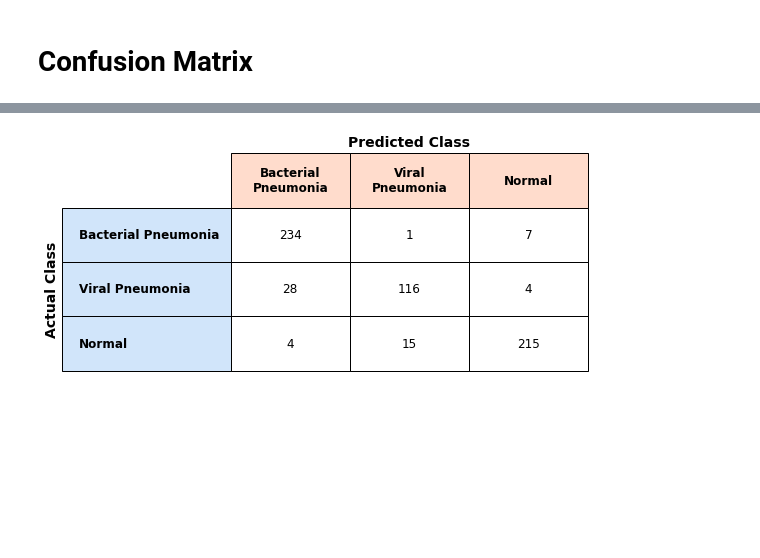
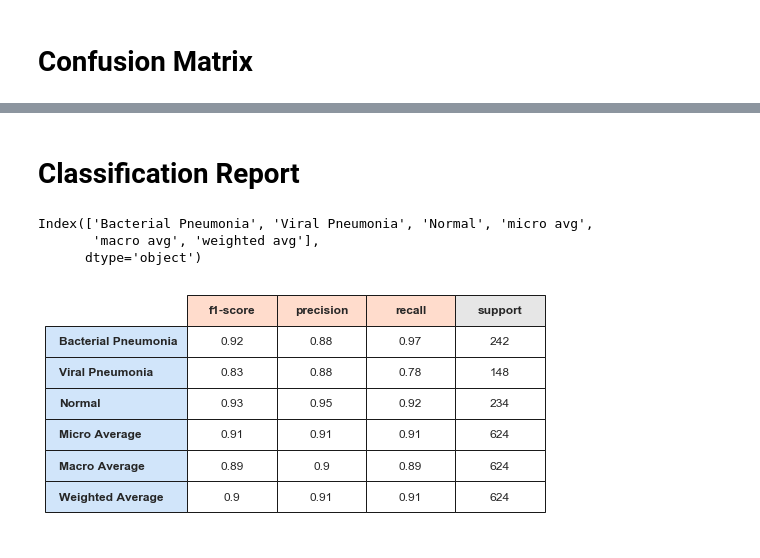
Before and after one commit to jonpoage/Springboard_Capstone_2, a Jupyter notebook: notebooks/utils_model_evaluation.ipynb, the cells around one changed output, grey strips where cells are left out. Drawn from its saved outputs; the diff is of its cells as text; code cells hidden in the pictures; blank space fills up the shorter version.

```diff
--- a/notebooks/utils_model_evaluation.ipynb
+++ b/notebooks/utils_model_evaluation.ipynb
@@ -60,38 +85,68 @@ df_cm = pd.DataFrame(data=cm,
+# %% [markdown]
+# Classification Report
+# %%
+# make a classification report
+report = metrics.classification_report(y_true,
+                                       y_pred,
+                                       target_names=y_class_titles,
+                                       output_dict=True)
+
+# make a dataframe with the classification report
+df_report = pd.DataFrame(report).transpose()
+
+# rename the averages to be presentable
+index_map = {'micro avg':'Micro Average',
+            'macro avg': 'Macro Average',
+            'weighted avg': 'Weighted Average'}
+df_report.rename(index=index_map,
+                 inplace=True)
+# %% [output]
+Index(['Bacterial Pneumonia', 'Viral Pneumonia', 'Normal', 'micro avg',
+       'macro avg', 'weighted avg'],
+      dtype='object')
 # %%
 # create a figure
 fig = plt.figure(figsize=(6.4, 4))
 
 # get the figure's axis
 ax = fig.gca()
 
 # do not display the axis
 ax.axis('off')
 
 # create a table from the pivot table
-t = ax.table(cellText=df_cm.values,
+t = ax.table(cellText=df_report.values,
              cellLoc='center',
-             rowLabels=df_cm.index.get_level_values(1),
-             colLabels=df_cm.columns.get_level_values(1).str.replace(' ','\n'),
+             rowLabels=df_report.index,
+             colLabels=df_report.columns,
              loc='right',
              bbox=[0, 0, 1, 1])
-
-ax.text(0.5, 1.05, s='Predicted Class', fontweight='bold', fontsize=14, ha='center', va='center')
-ax.text(-0.5, 0.375, s='Actual Class', fontweight='bold', fontsize=14, ha='center', va='center', rotation=90)
-
 
 # format the cells
 for x in range(3):
     t[0, x].set_facecolor('#ffdccc')  # light orange
     t[0, x].set_text_props(fontweight='bold')
 
-for y in np.arange(1, 4):
+t[0, 3].set_facecolor('#e6e6e6')  # light grey
+t[0, 3].set_text_props(fontweight='bold')
+
+for y in np.arange(1, 7):
     t[y, -1].set_facecolor('#d1e5fa')  # light blue
     t[y, -1].set_text_props(fontweight='bold')
+
+
+# set number of digits to display
+for y in range(1, 7):
+    t[y, 3].get_text().set_text(t[y, 3].get_text().get_text().split('.')[0])
+    for x in range(3):
+        t[y, x].get_text().set_text(str(round(float(t[y, x].get_text().get_text()),2)))
 
 # set the font size
 t.auto_set_font_size(False)
 t.set_fontsize(12)
 
-#fig.savefig('test.png', bbox_inches='tight')
+# save the figure
+#fig.savefig('test.png',
+#            bbox_inches='tight')
 # %% [output]
-[figure, old version]
+[figure, new version]
```
Also changed, not shown: parts of 8 cells of this notebook, 1 other file.
